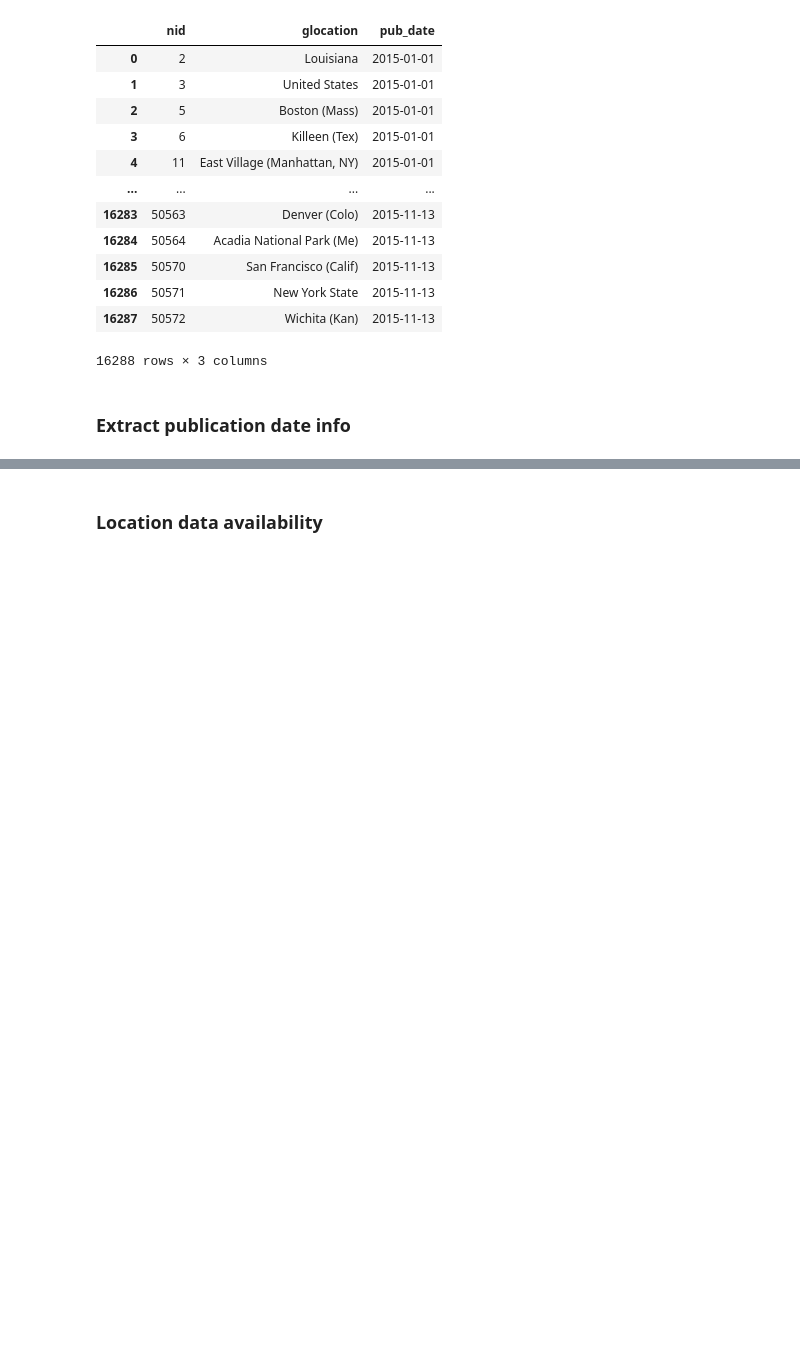
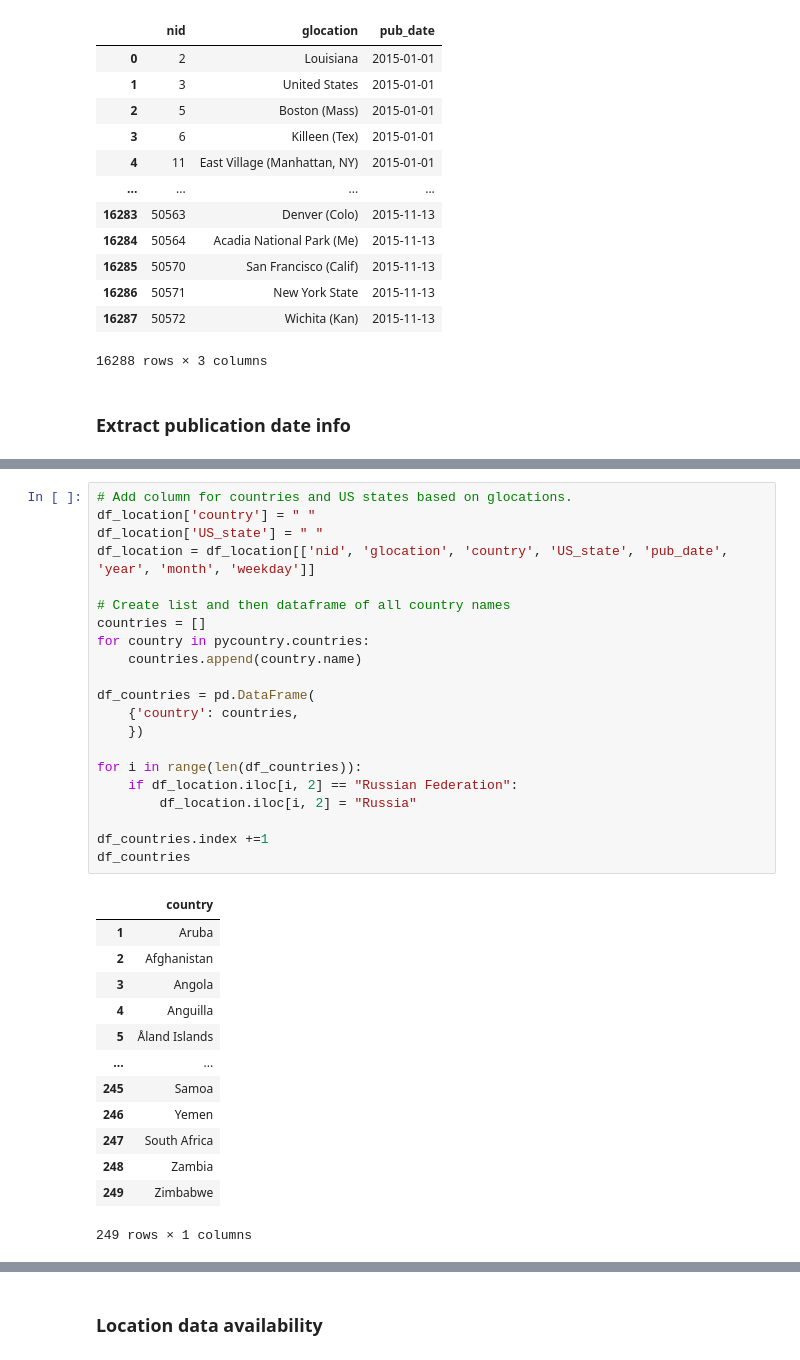
Before and after one commit to iCode13/News-Sentiment-Analysis-App, a Jupyter notebook: news_app/heatmap.ipynb, the cells around one changed output, grey strips where cells are left out. Cells and saved outputs as stored; diff of their text form; blank space fills up the shorter version.

```diff
--- a/news_app/heatmap.ipynb
+++ b/news_app/heatmap.ipynb
@@ -227,0 +300,35 @@ See the caveats in the documentation: https://pandas.pydata.org/pandas-docs/stab
+# %%
+# Add column for countries and US states based on glocations.
+df_location['country'] = " "
+df_location['US_state'] = " "
+df_location = df_location[['nid', 'glocation', 'country', 'US_state', 'pub_date', 'year', 'month', 'weekday']]
+
+# Create list and then dataframe of all country names
+countries = []
+for country in pycountry.countries:
+    countries.append(country.name)
+
+df_countries = pd.DataFrame(
+    {'country': countries,
+    })
+
+for i in range(len(df_countries)):
+    if df_location.iloc[i, 2] == "Russian Federation":
+        df_location.iloc[i, 2] = "Russia"
+
+df_countries.index +=1
+df_countries
+# %% [output]
+|  | country |
+| 1 | Aruba |
+| 2 | Afghanistan |
+| 3 | Angola |
+| 4 | Anguilla |
+| 5 | Åland Islands |
+| ... | ... |
+| 245 | Samoa |
+| 246 | Yemen |
+| 247 | South Africa |
+| 248 | Zambia |
+| 249 | Zimbabwe |
+249 rows × 1 columns
```
Also changed, not shown: parts of 11 cells of this notebook.
